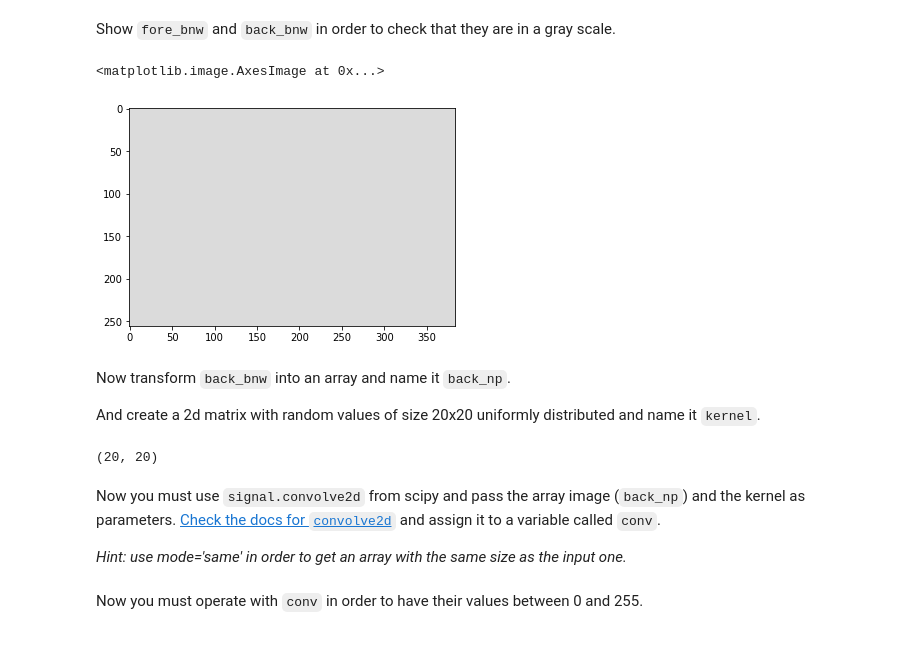
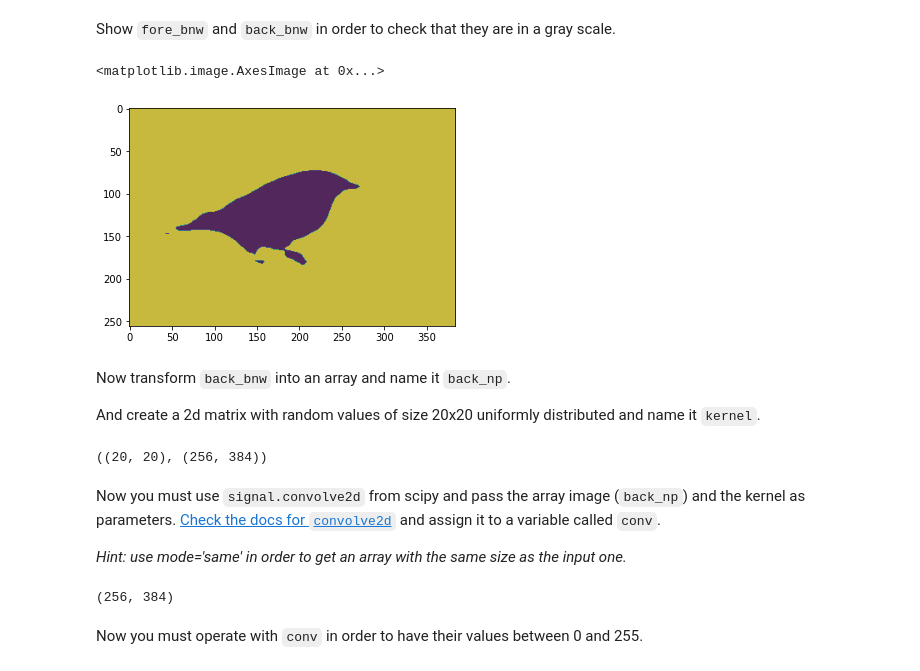
Before and after one commit to Sergio-Perez/lab-image-segmentation, a Jupyter notebook: main.ipynb, the cells around one changed output. Saved outputs shown, nothing was run; the diff lists cells and outputs as text; code cells hidden in the pictures.

```diff
--- a/main.ipynb
+++ b/main.ipynb
@@ -123,30 +125,32 @@ Transform `foreground` and `background`, now they are arrays, to an image and co
 # %%
 from PIL import Image
 # Your code here(dither="RGB")
-back_bnw  = Image.fromarray(background_mask).convert("LA" )
-fore_bnw = Image.fromarray(foreground_mask).convert("CMYK")
+back_bnw  = Image.fromarray(background_mask,"L").convert()
+fore_bnw = Image.fromarray(foreground_mask,"1").convert()
 #fore_bnw = Image.convert ()
 #fore_bnw =
 # %% [markdown]
 Show `fore_bnw` and `back_bnw` in order to check that they are in a gray scale.
-# %%
-plt.imshow(back_bnw,alpha=4)
-plt.imshow(fore_bnw,alpha=220)
-# %% [output]
-<matplotlib.image.AxesImage at 0x...>
-[figure, removed]
+# %%
+plt.imshow(fore_bnw,alpha = 365)
+plt.imshow(back_bnw,alpha =350)
+# %% [output]
+<matplotlib.image.AxesImage at 0x...>
+[figure, added]
 # %% [markdown]
 Now transform `back_bnw` into an array and name it `back_np`.
 
 And create a 2d matrix with random values of size 20x20 uniformly distributed and name it `kernel`.
 # %%
 # Your code here
-back_np = np.array(back_bnw)
-back_np.shape
+back_np = np.asarray(back_bnw)
+
+
+
 kernel = np.random.randn(20,20)
-kernel.shape
+kernel.shape,back_np.shape
 # %% [output]
-(20, 20)
+((20, 20), (256, 384))
 # %% [markdown]
 Now you must use `signal.convolve2d` from scipy and pass the array image (`back_np`) and the kernel as parameters. [Check the docs for `convolve2d`](https://docs.scipy.org/doc/scipy/reference/generated/scipy.signal.convolve2d.html) and assign it to a variable called `conv`.
 
@@ -156,2 +158,8 @@ Now you must use `signal.convolve2d` from scipy and pass the array image (`back_
+# %%
+from scipy import signal
+conv = signal.convolve2d(back_np ,kernel, mode ="same")
+conv.shape
+# %% [output]
+(256, 384)
 # %% [markdown]
 Now you must operate with `conv` in order to have their values between 0 and 255.
```
Also changed, not shown: parts of 15 cells of this notebook.
